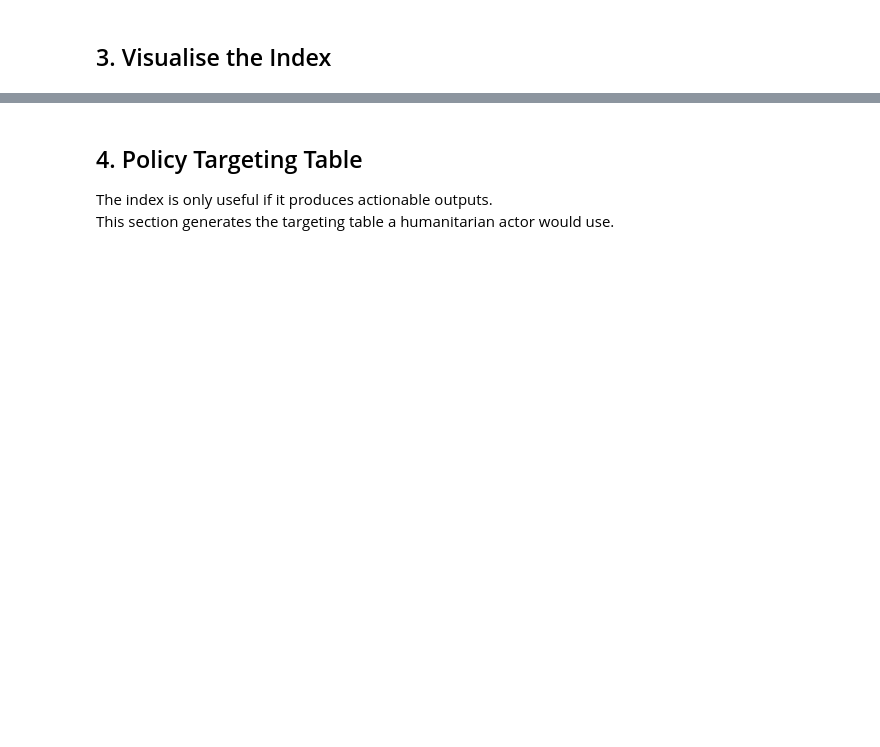
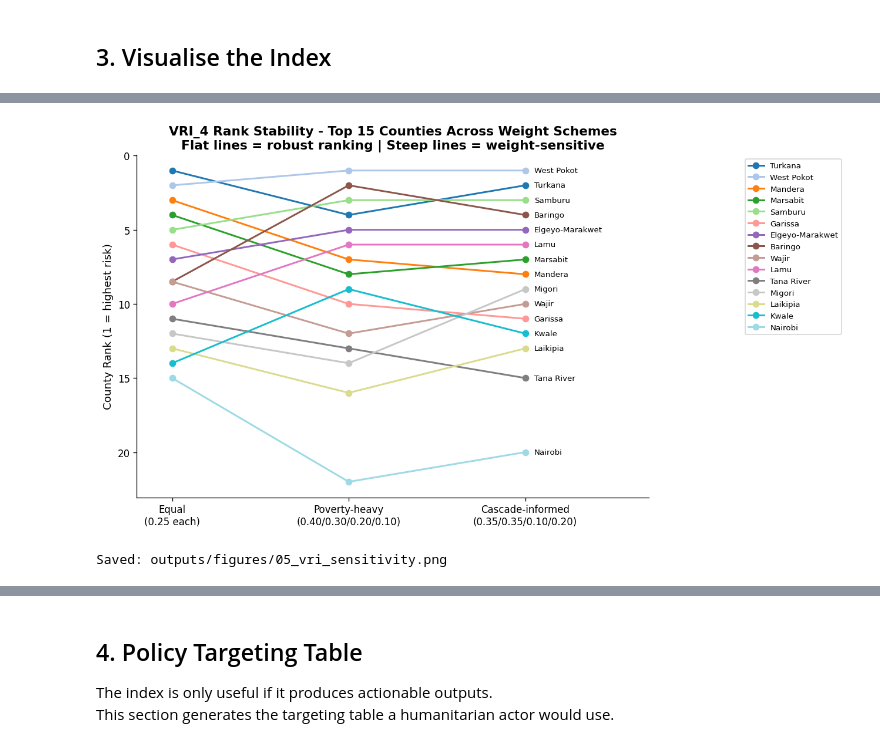
Before and after one commit to MutwiriC/compound-crisis-cascade-kenya, a Jupyter notebook: notebooks/05_vulnerability_risk_index.ipynb, the cells around one changed output, grey strips where cells are left out. Saved outputs shown, nothing was run; the diff lists cells and outputs as text; code cells hidden in the pictures; blank space fills up the shorter version.

```diff
--- a/notebooks/05_vulnerability_risk_index.ipynb
+++ b/notebooks/05_vulnerability_risk_index.ipynb
@@ -340,8 +375,7 @@ vri_base = vri_base.merge(price_stats[['county','median_real_price','price_imput
 vri_base = vri_base.merge(pop_clean, on='county', how='left')
 vri_base['events_per_100k'] = vri_base['events_per_100k'].fillna(0)
 
-# ── VRI_3: 3 components, all 47 counties ─────────────────────────────────
-vri3 = vri_base.copy()
+#  VRI_3: 3 components, all 47 counties
 vri3['norm_mpi']      = pct_rank(vri3['mpi'])
 vri3['norm_deficit']  = pct_rank(vri3['deficit_freq'])
 vri3['norm_conflict'] = pct_rank(vri3['events_per_100k'])
@@ -349,7 +383,7 @@ vri3['VRI_3']         = (vri3['norm_mpi'] + vri3['norm_deficit'] + vri3['norm_co
 vri3 = vri3.sort_values('VRI_3', ascending=False).reset_index(drop=True)
 vri3['rank_vri3'] = vri3['VRI_3'].rank(ascending=False).astype(int)
 
-# ── VRI_4: 4 components, all 47 counties (imputed price) ─────────────────
+#  VRI_4: 4 components, all 47 counties (imputed price)
 vri4 = vri_base.copy()
 vri4['norm_mpi']      = pct_rank(vri4['mpi'])
 vri4['norm_deficit']  = pct_rank(vri4['deficit_freq'])
@@ -639,3 +729,48 @@ print('Saved: outputs/figures/05_vri_sensitivity.png')
+# %%
+# Sensitivity analysis - show rank changes for top 15 counties only
+# Plotting rank (not score) makes weight-sensitivity visible
+# A flat line = same rank regardless of weights = robust finding
+
+TOP_N = 15
+top_counties = vri4.head(TOP_N)['county'].tolist()
+top_vri4 = vri4[vri4['county'].isin(top_counties)].copy()
+
+weight_cols   = ['VRI_4_Equal', 'VRI_4_Poverty-heavy', 'VRI_4_Cascade-informed']
+weight_labels = ['Equal\n(0.25 each)', 'Poverty-heavy\n(0.40/0.30/0.20/0.10)', 'Cascade-informed\n(0.35/0.35/0.10/0.20)']
+
+# Convert scores to ranks within the full vri4 dataset
+rank_df = pd.DataFrame({'county': top_vri4['county'].values})
+for col in weight_cols:
+    rank_df[col] = vri4[col].rank(ascending=False).loc[top_vri4.index].values
+
+fig, ax = plt.subplots(figsize=(11, 6))
+x = np.arange(len(weight_cols))
+county_colours = plt.cm.tab20(np.linspace(0, 1, TOP_N))
+
+for i, (_, row) in enumerate(rank_df.iterrows()):
+    ranks = [row[col] for col in weight_cols]
+    ax.plot(x, ranks, marker='o', lw=1.8, color=county_colours[i], label=row['county'])
+    # Label county name at the right end
+    ax.text(x[-1] + 0.05, ranks[-1], row['county'], fontsize=8, va='center')
+
+ax.set_xticks(x)
+ax.set_xticklabels(weight_labels, fontsize=10)
+ax.set_ylabel('County Rank (1 = highest risk)', fontsize=11)
+ax.invert_yaxis()  # Rank 1 at top
+ax.set_xlim(-0.2, len(weight_cols) - 0.3)
+ax.set_title(
+    'VRI_4 Rank Stability - Top 15 Counties Across Weight Schemes\n'
+    'Flat lines = robust ranking | Steep lines = weight-sensitive',
+    fontweight='bold'
+)
+ax.legend(fontsize=8, bbox_to_anchor=(1.18, 1), loc='upper left', ncol=1)
+plt.tight_layout()
+plt.savefig(os.path.join(fig_dir, '05_vri_sensitivity.png'), bbox_inches='tight', dpi=150)
+plt.show()
+print('Saved: outputs/figures/05_vri_sensitivity.png')
+# %% [output]
+[figure, added]
+Saved: outputs/figures/05_vri_sensitivity.png
 # %%
 # Correlation heatmap of raw components
 # Shows which components are driving the same signal vs adding new information
```
Also changed, not shown: parts of 22 cells of this notebook, 6 other files.
